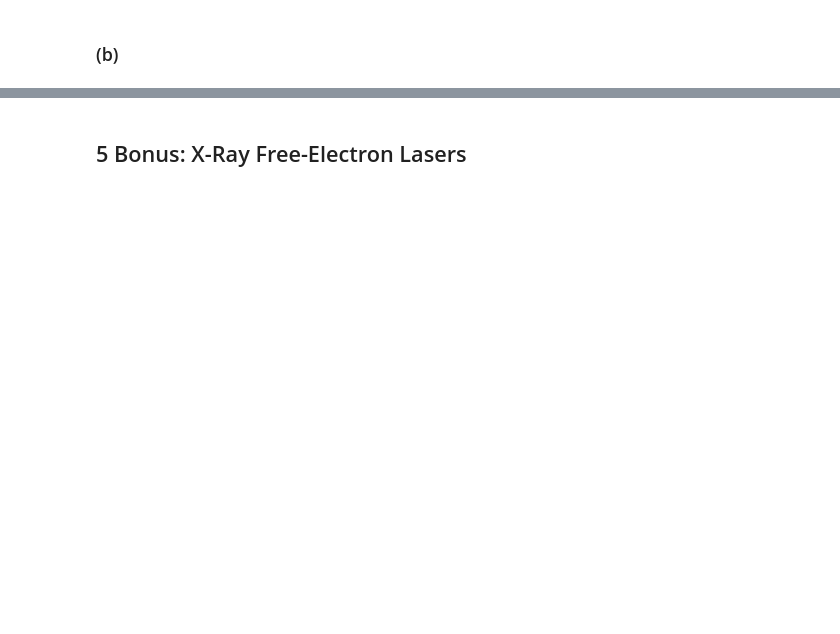
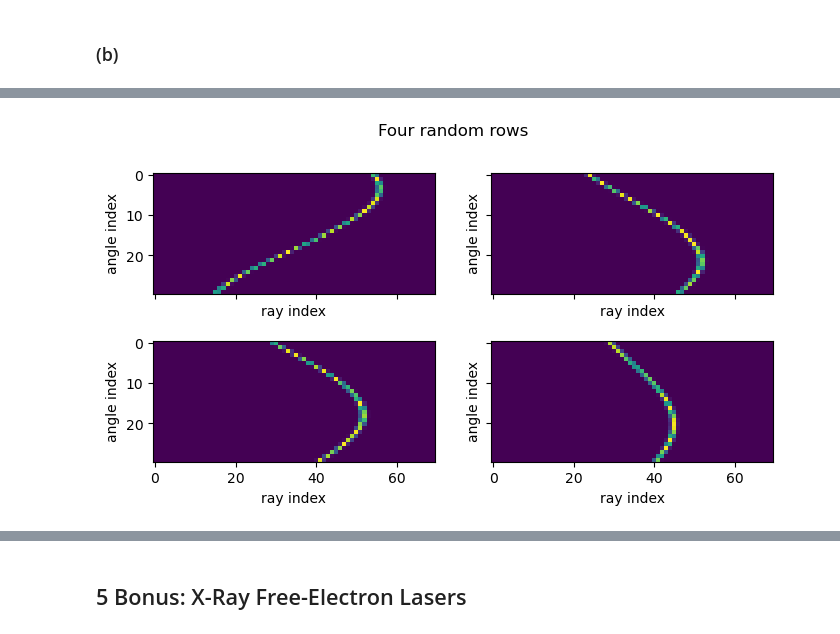
Before and after one commit to mschuemann/mlph_w24, a Jupyter notebook: sheet03/sheet03.ipynb, the cells around one changed output, grey strips where cells are left out. Drawn from its saved outputs; the diff is of its cells as text; code cells hidden in the pictures; blank space fills up the shorter version.

```diff
--- a/sheet03/sheet03.ipynb
+++ b/sheet03/sheet03.ipynb
@@ -257,0 +245,12 @@ from sklearn.linear_model import Ridge
+# %%
+# TODO: visualize four random rows as images, using an image shape of (30, 70)
+fig, axes = plt.subplots(2,2, figsize=(8,4), sharey=True, sharex=True)
+axes = axes.flatten()
+for i , ax in enumerate(axes):
+    ax.imshow(np.reshape(X[np.random.randint(low=0, high=117*99),:], (30,70)))
+    ax.set_xlabel("ray index")
+    ax.set_ylabel("angle index")
+fig.suptitle("Four random rows")
+plt.show()
+# %% [output]
+[figure, added]
```
Also changed, not shown: parts of 15 cells of this notebook.
